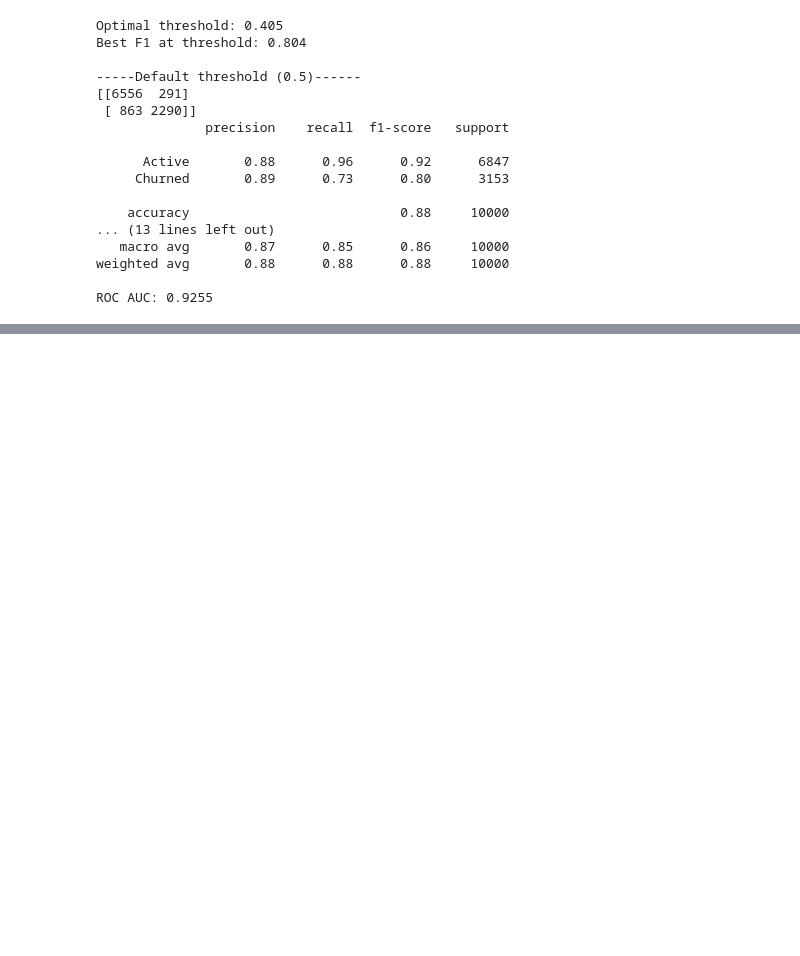
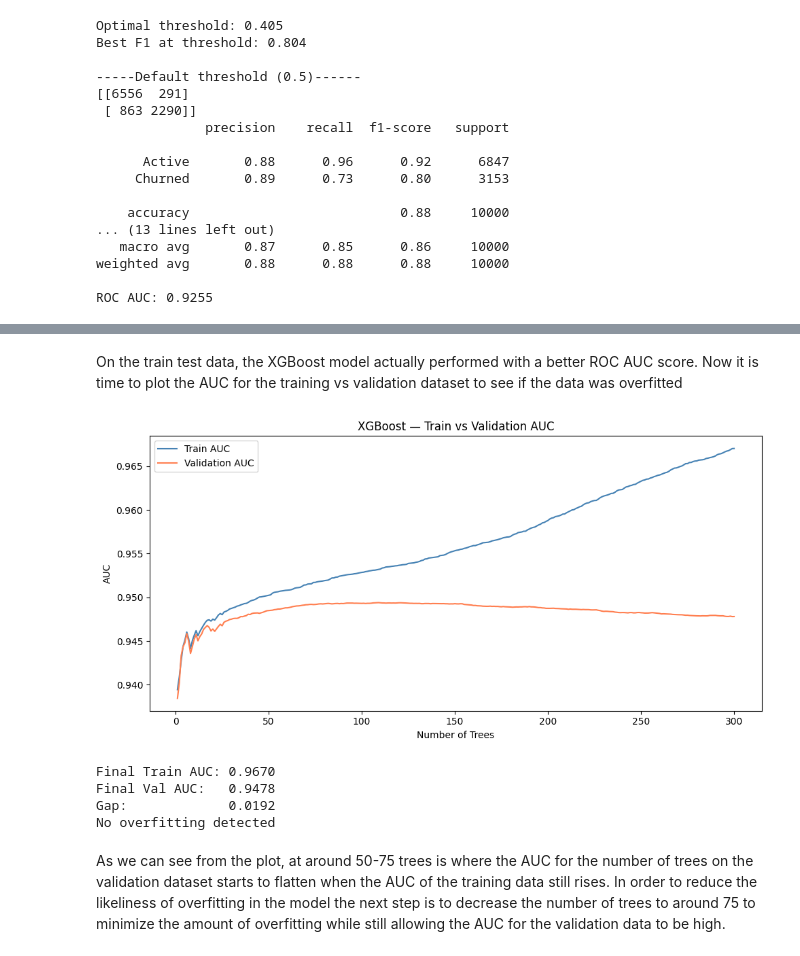
Before and after one commit to Parmnoor/DL-Projects-and-Practice, a Jupyter notebook: Projects/Gym_Membership_Churn/gym_churn_model.ipynb, the cells around one changed output, grey strips where cells are left out. Drawn from its saved outputs; the diff is of its cells as text; code cells hidden in the pictures; blank space fills up the shorter version.

Commit message:
Change to XGBoost model instead of deep learning model

```diff
--- a/Projects/Gym_Membership_Churn/gym_churn_model.ipynb
+++ b/Projects/Gym_Membership_Churn/gym_churn_model.ipynb
@@ -341,0 +355,6 @@ ROC AUC: 0.9255
+# %%
+# Calculate pos_weight for class imbalance
+neg_count = (y_train == 0).sum()
+pos_count = (y_train == 1).sum()
+scale_pos_weight = neg_count / pos_count
+print(f"scale_pos_weight: {scale_pos_weight:.2f}")
@@ -341,0 +377,13 @@ ROC AUC: 0.9255
+# %%
+# Train the model with early stopping
+
+
+xgb_model.fit(
+    X_train, y_train,
+    eval_set = [(X_train, y_train), (X_test, y_test)],
+    verbose = 50,                    # Print every 50 trees
+)
+
+# Retrieve results after fitting
+evals_result = xgb_model.evals_result()
+print("Training complete.")
@@ -341,0 +442,41 @@ ROC AUC: 0.9255
+# %% [markdown]
+On the train test data, the XGBoost model actually performed with a better ROC AUC score. Now it is time to plot the AUC for the training vs validation dataset to see if the data was overfitted
+# %%
+import matplotlib.pyplot as plt
+
+train_auc = evals_result['validation_0']['auc']
+val_auc   = evals_result['validation_1']['auc']
+epochs    = range(1, len(train_auc) + 1)
+
+plt.figure(figsize=(10, 5))
+plt.plot(epochs, train_auc, label='Train AUC',      color='steelblue')
+plt.plot(epochs, val_auc,   label='Validation AUC', color='coral')
+plt.xlabel('Number of Trees')
+plt.ylabel('AUC')
+plt.title('XGBoost — Train vs Validation AUC')
+plt.legend()
+plt.tight_layout()
+plt.show()
+
+final_train_auc = train_auc[-1]
+final_val_auc   = val_auc[-1]
+gap             = final_train_auc - final_val_auc
+
+print(f"Final Train AUC: {final_train_auc:.4f}")
+print(f"Final Val AUC:   {final_val_auc:.4f}")
+print(f"Gap:             {gap:.4f}")
+
+if gap < 0.02:
+    print("No overfitting detected")
+elif gap < 0.05:
+    print("Mild overfitting")
+else:
+    print("Overfitting")
+# %% [output]
+[figure, added]
+Final Train AUC: 0.9670
+Final Val AUC:   0.9478
+Gap:             0.0192
+No overfitting detected
+# %% [markdown]
+As we can see from the plot, at around 50-75 trees is where the AUC for the number of trees on the validation dataset starts to flatten when the AUC of the training data still rises. In order to reduce the likeliness of overfitting in the model the next step is to decrease the number of trees to around 75 to minimize the amount of overfitting while still allowing the AUC for the validation data to be high.
```
Also changed, not shown: parts of 11 cells of this notebook.
